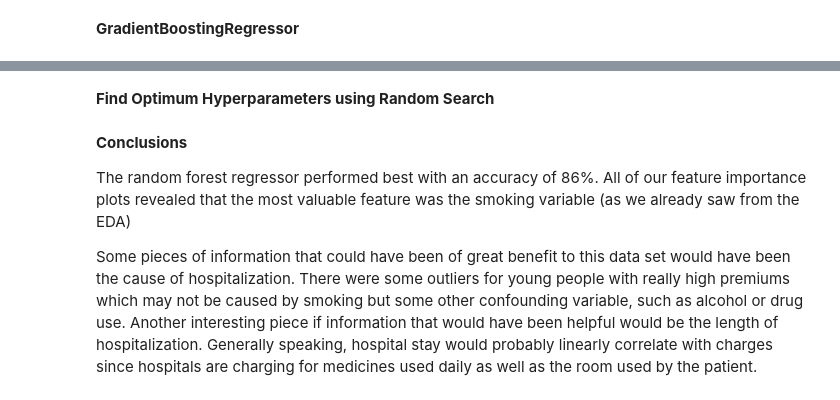
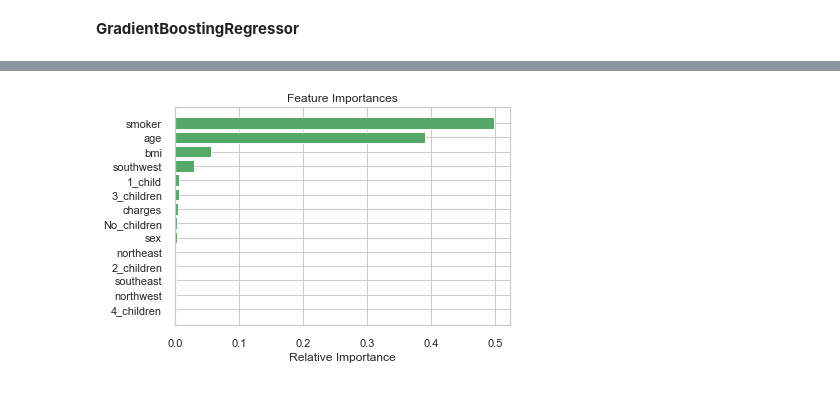
Before and after one commit to KishenSharma6/HealthInsurancePremiums-Regression, a Jupyter notebook: Health Insurance Premiums - Regression.ipynb, the cells around one changed output, grey strips where cells are left out. Drawn from its saved outputs; the diff is of its cells as text; code cells hidden in the pictures.

```diff
--- a/Health Insurance Premiums - Regression.ipynb
+++ b/Health Insurance Premiums - Regression.ipynb
@@ -701,2 +736,0 @@ results.sort_values(by =['rank_test_MSE'])
-# %% [markdown]
-**Find Optimum Hyperparameters using Random Search**
@@ -726,7 +737,17 @@ results.sort_values(by =['rank_test_MSE'])
-# %% [markdown]
-**Conclusions**
-
-The random forest regressor performed best with an accuracy of 86%. All of our feature importance plots revealed that the most valuable feature was the smoking variable (as we already saw from the EDA)
-
-Some pieces of information that could have been of great benefit to this data set would have been the cause of hospitalization. There were some outliers for young people with really high premiums which may not be caused by smoking but some other confounding variable, such as alcohol or drug use.
-Another interesting piece if information that would have been helpful would be the length of hospitalization. Generally speaking, hospital stay would probably linearly correlate with charges since hospitals are charging for medicines used daily as well as the room used by the patient.
+# %%
+#Fit rforest
+gbr.fit(X_train, y_train)
+
+#Create features for plotting
+features = list(df)
+importances = gbr.feature_importances_
+indices = np.argsort(importances)
+
+#Creat Plot
+plt.title('Feature Importances')
+plt.barh(range(len(indices)), importances[indices], color='g', align='center')
+plt.yticks(range(len(indices)), [features[i] for i in indices])
+plt.xlabel('Relative Importance')
+plt.show()
+# %% [output]
+[figure, added]
```
Also changed, not shown: parts of 14 cells of this notebook.
